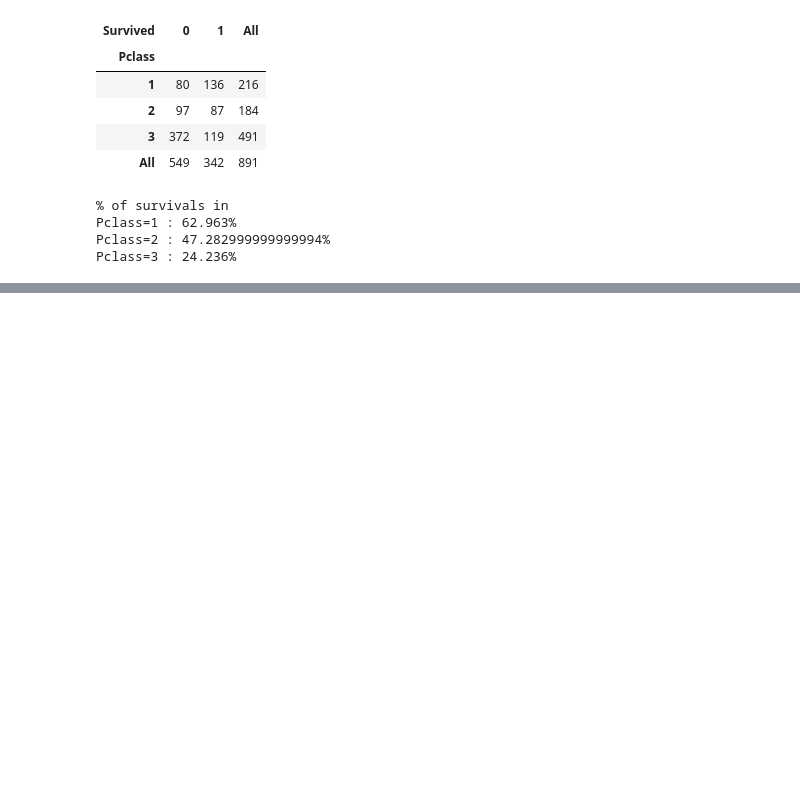
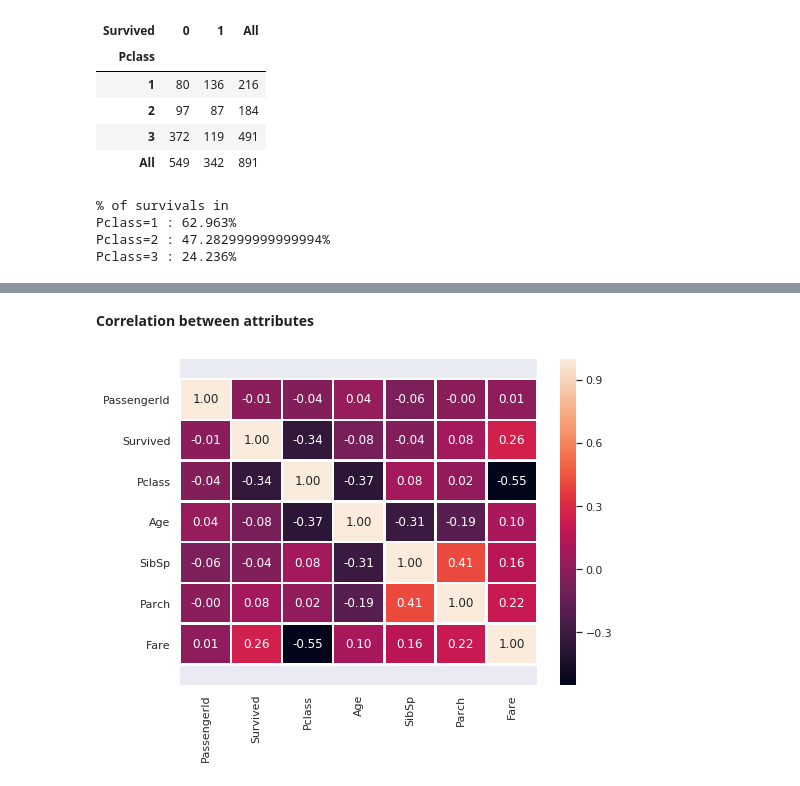
Before and after one commit to cleysonl/ML_Bootcamp_CLL, a Jupyter notebook: Data_visualization_storytelling.ipynb, the cells around one changed output, grey strips where cells are left out. Drawn from its saved outputs; the diff is of its cells as text; code cells hidden in the pictures; blank space fills up the shorter version.

```diff
--- a/Data_visualization_storytelling.ipynb
+++ b/Data_visualization_storytelling.ipynb
@@ -112,0 +151,14 @@ Pclass=3 : 24.236%
+# %% [markdown]
+**Correlation between attributes**
+# %%
+corr = df.corr()
+
+f, ax= plt.subplots(figsize=(8,6))
+sns.heatmap(corr, annot=True, linewidth=1.5, fmt='.2f', ax=ax)
+# This has to be done for a bug in seaborn\matplotlib which should get fixed with matplotlib 3.1.2
+b, t = ax.get_ylim() # discover the values for bottom and top
+b += 0.5 # Add 0.5 to the bottom
+t -= 0.5 # Subtract 0.5 from the top
+ax.set_ylim(b, t); # update the ylim(bottom, top) values
+# %% [output]
+[figure, added]
```
Also changed, not shown: parts of 11 cells of this notebook.
